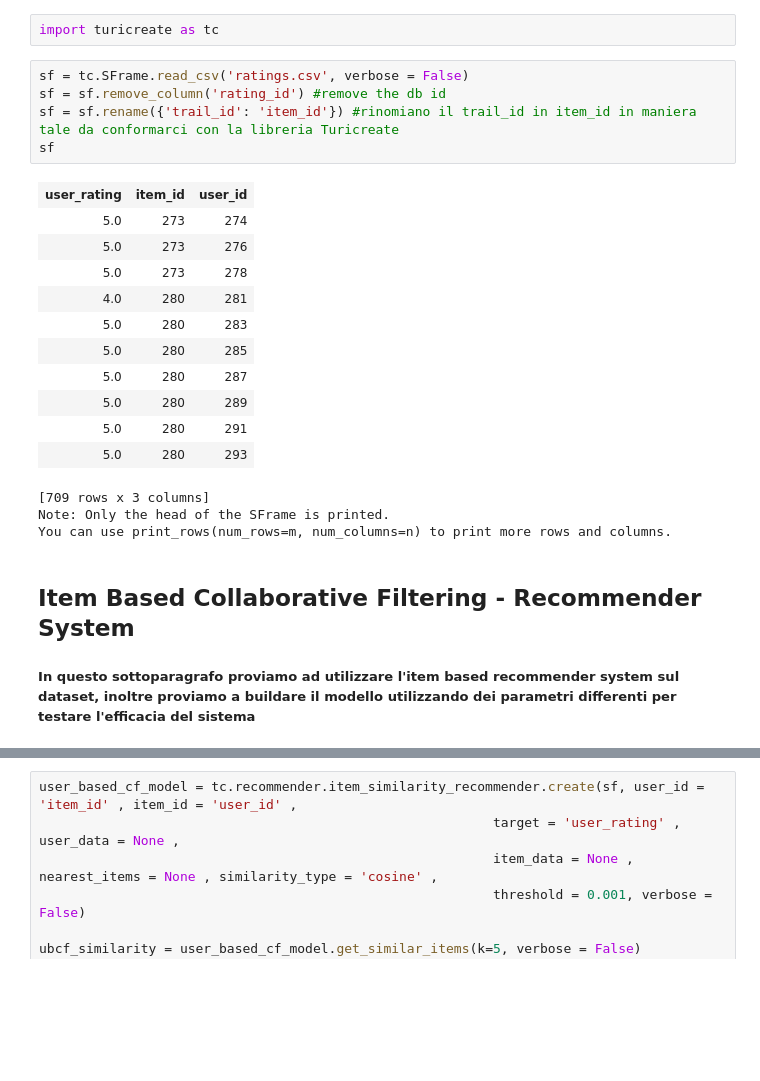
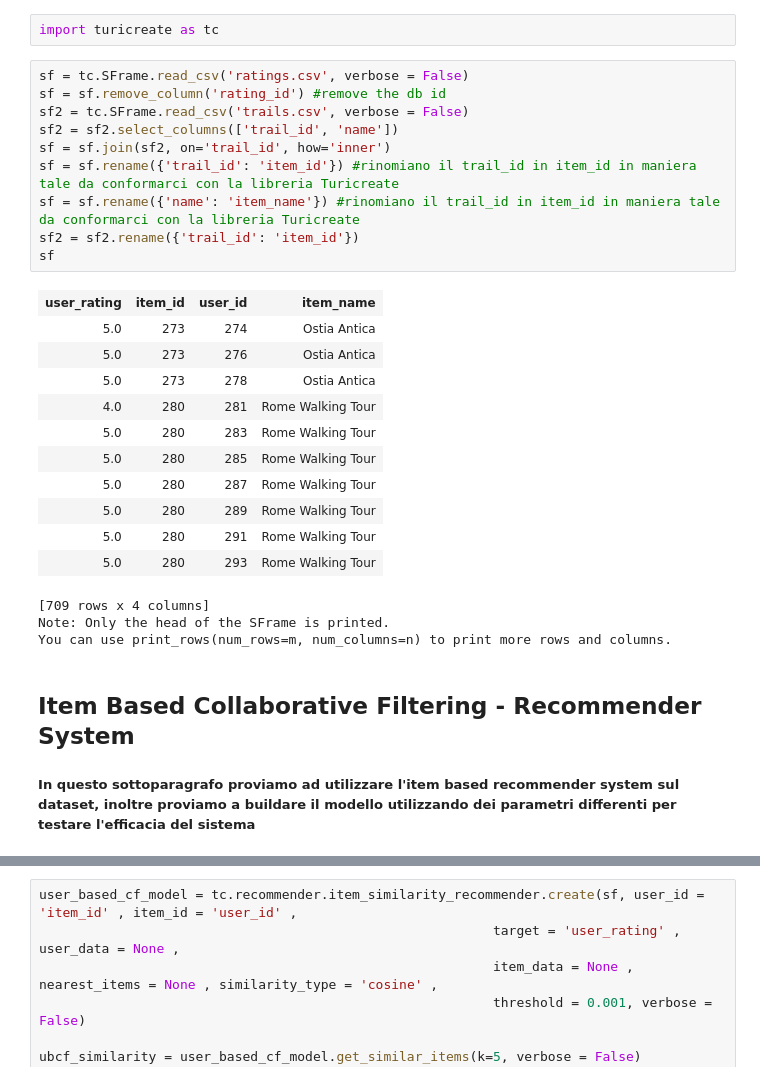
Before and after one commit to samuel-esp/Italian-National-Parks-Recommender-System, a Jupyter notebook: DatasetLazio/RecommenderModels.ipynb, the cells around one changed output, grey strips where cells are left out. Drawn from its saved outputs; the diff is of its cells as text; blank space fills up the shorter version.

```diff
--- a/DatasetLazio/RecommenderModels.ipynb
+++ b/DatasetLazio/RecommenderModels.ipynb
@@ -28,26 +28,31 @@ import turicreate as tc
 # %%
 sf = tc.SFrame.read_csv('ratings.csv', verbose = False)
 sf = sf.remove_column('rating_id') #remove the db id
+sf2 = tc.SFrame.read_csv('trails.csv', verbose = False)
+sf2 = sf2.select_columns(['trail_id', 'name'])
+sf = sf.join(sf2, on='trail_id', how='inner')
 sf = sf.rename({'trail_id': 'item_id'}) #rinomiano il trail_id in item_id in maniera tale da conformarci con la libreria Turicreate
+sf = sf.rename({'name': 'item_name'}) #rinomiano il trail_id in item_id in maniera tale da conformarci con la libreria Turicreate
+sf2 = sf2.rename({'trail_id': 'item_id'})
 sf
 # %% [output]
-| user_rating | item_id | user_id |
-| 5.0 | 273 | 274 |
-| 5.0 | 273 | 276 |
-| 5.0 | 273 | 278 |
-| 4.0 | 280 | 281 |
-| 5.0 | 280 | 283 |
-| 5.0 | 280 | 285 |
-| 5.0 | 280 | 287 |
-| 5.0 | 280 | 289 |
-| 5.0 | 280 | 291 |
-| 5.0 | 280 | 293 |
+| user_rating | item_id | user_id | item_name |
+| 5.0 | 273 | 274 | Ostia Antica |
+| 5.0 | 273 | 276 | Ostia Antica |
+| 5.0 | 273 | 278 | Ostia Antica |
+| 4.0 | 280 | 281 | Rome Walking Tour |
+| 5.0 | 280 | 283 | Rome Walking Tour |
+| 5.0 | 280 | 285 | Rome Walking Tour |
+| 5.0 | 280 | 287 | Rome Walking Tour |
+| 5.0 | 280 | 289 | Rome Walking Tour |
+| 5.0 | 280 | 291 | Rome Walking Tour |
+| 5.0 | 280 | 293 | Rome Walking Tour |
-[709 rows x 3 columns]
+[709 rows x 4 columns]
 Note: Only the head of the SFrame is printed.
 You can use print_rows(num_rows=m, num_columns=n) to print more rows and columns.
-# %% [markdown]
-## Item Based Collaborative Filtering - Recommender System
-##### In questo sottoparagrafo proviamo ad utilizzare l'item based recommender system sul dataset, inoltre proviamo a buildare il modello utilizzando dei parametri differenti per testare l'efficacia del sistema
+# %% [markdown]
+## Item Based Collaborative Filtering - Recommender System
+##### In questo sottoparagrafo proviamo ad utilizzare l'item based recommender system sul dataset, inoltre proviamo a buildare il modello utilizzando dei parametri differenti per testare l'efficacia del sistema
 # %%
 item_based_cf_model = tc.recommender.item_similarity_recommender.create(sf, user_id = 'user_id' , item_id = 'item_id' ,
                                                           target = 'user_rating' , user_data = None ,
```
Also changed, not shown: parts of 11 cells of this notebook, 1 other file.
